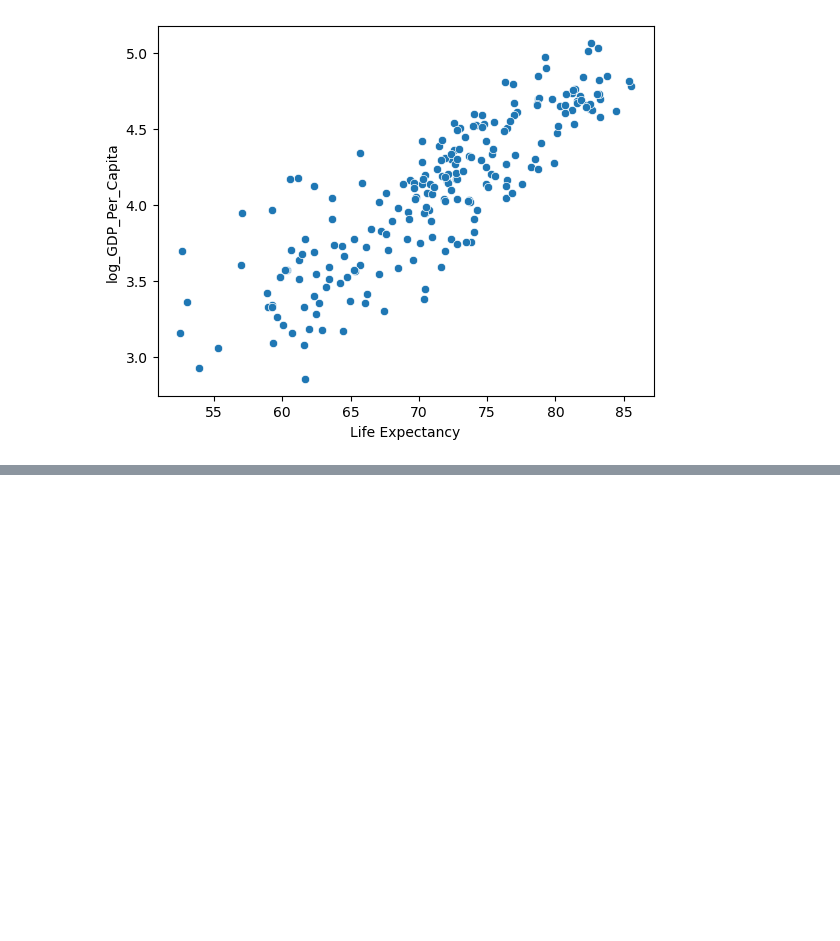
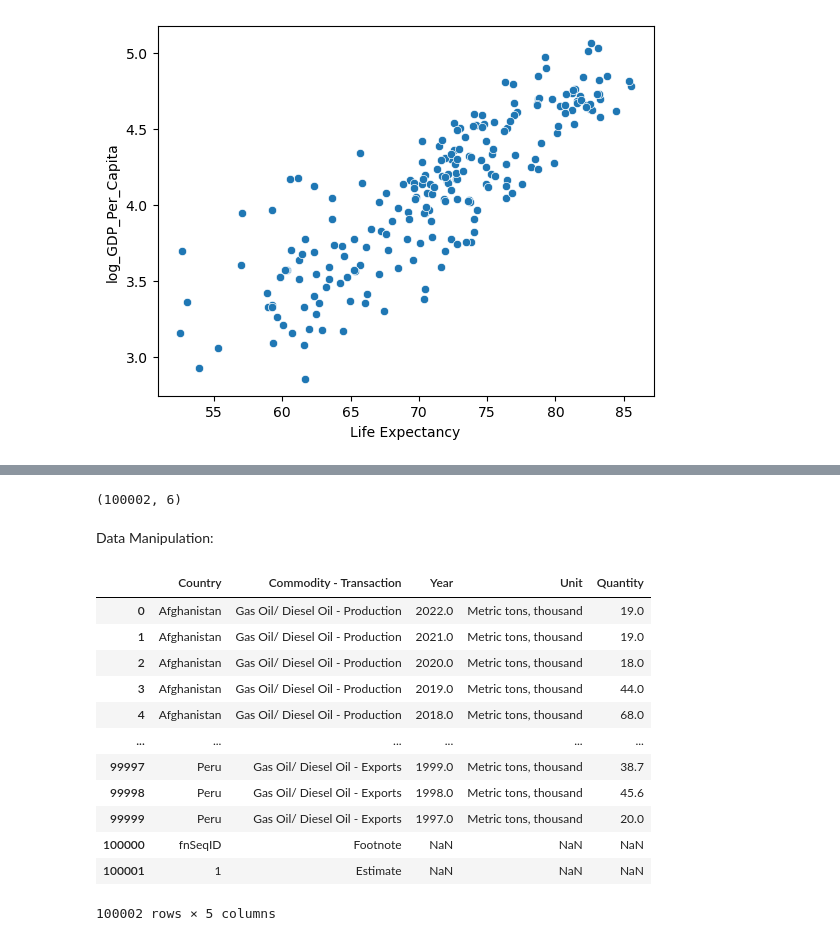
Before and after one commit to nss-data-science-cohort-8/un-exploration-GetGubbz, a Jupyter notebook: UN_Data_Exploration.ipynb, the cells around one changed output, grey strips where cells are left out. Drawn from its saved outputs; the diff is of its cells as text; code cells hidden in the pictures; blank space fills up the shorter version.

```diff
--- a/UN_Data_Exploration.ipynb
+++ b/UN_Data_Exploration.ipynb
@@ -598,0 +680,24 @@ Life expectancy correlates better with the log of gpd_per_capita and appears t
+# %%
+oil_df.shape
+# %% [output]
+(100002, 6)
+# %% [markdown]
+Data Manipulation:
+# %%
+oil_df = oil_df.rename(columns = {'Country or Area':'Country'})
+oil_df = oil_df.drop('Quantity Footnotes', axis =1)
+oil_df
+# %% [output]
+|  | Country | Commodity - Transaction | Year | Unit | Quantity |
+| 0 | Afghanistan | Gas Oil/ Diesel Oil - Production | 2022.0 | Metric tons, thousand | 19.0 |
+| 1 | Afghanistan | Gas Oil/ Diesel Oil - Production | 2021.0 | Metric tons, thousand | 19.0 |
+| 2 | Afghanistan | Gas Oil/ Diesel Oil - Production | 2020.0 | Metric tons, thousand | 18.0 |
+| 3 | Afghanistan | Gas Oil/ Diesel Oil - Production | 2019.0 | Metric tons, thousand | 44.0 |
+| 4 | Afghanistan | Gas Oil/ Diesel Oil - Production | 2018.0 | Metric tons, thousand | 68.0 |
+| ... | ... | ... | ... | ... | ... |
+| 99997 | Peru | Gas Oil/ Diesel Oil - Exports | 1999.0 | Metric tons, thousand | 38.7 |
+| 99998 | Peru | Gas Oil/ Diesel Oil - Exports | 1998.0 | Metric tons, thousand | 45.6 |
+| 99999 | Peru | Gas Oil/ Diesel Oil - Exports | 1997.0 | Metric tons, thousand | 20.0 |
+| 100000 | fnSeqID | Footnote | NaN | NaN | NaN |
+| 100001 | 1 | Estimate | NaN | NaN | NaN |
+100002 rows × 5 columns
```
Also changed, not shown: parts of 23 cells of this notebook.
